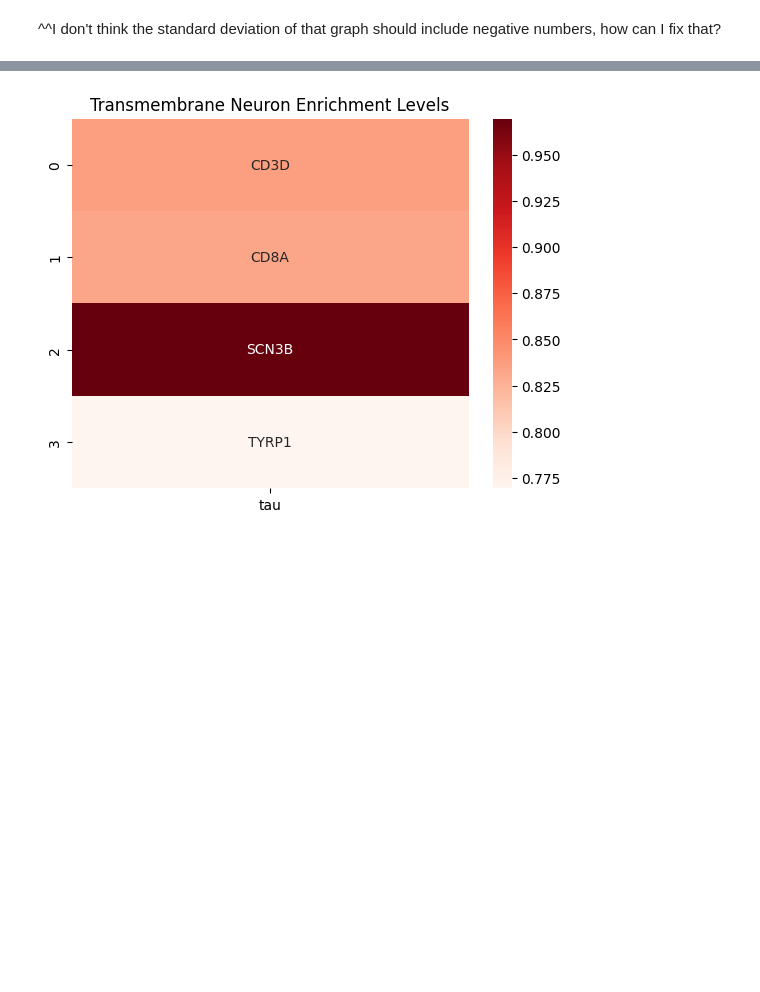
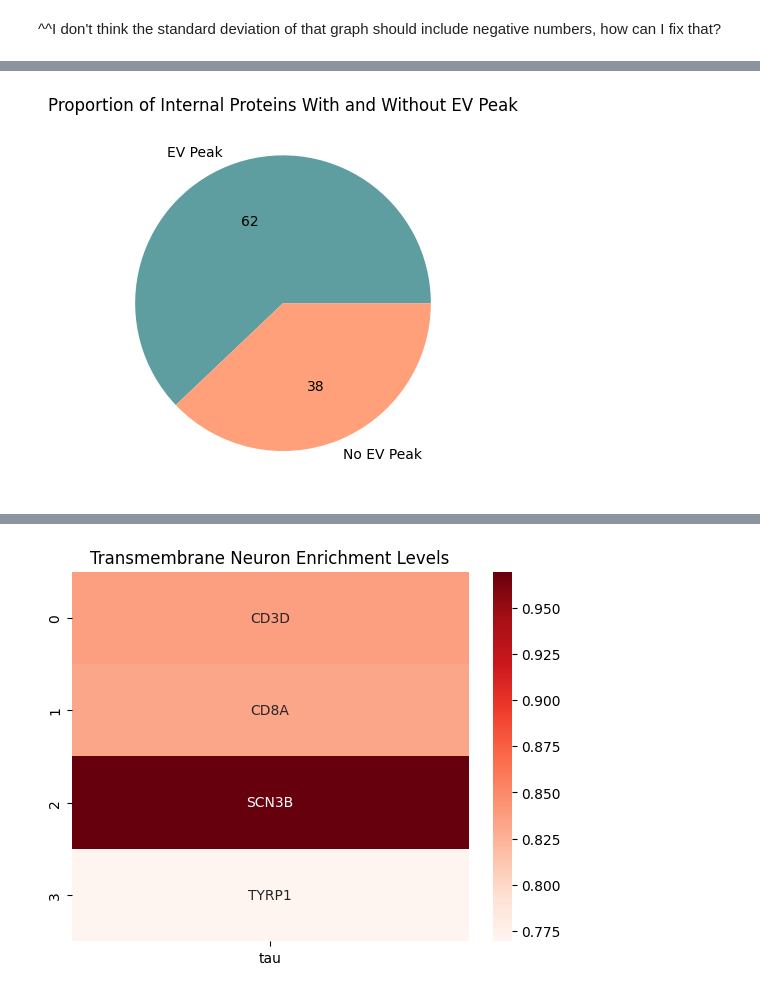
Before and after one commit to Walt-Lab/bdev_mass_spec, a Jupyter notebook: olink_analysis_final.ipynb, the cells around one changed output, grey strips where cells are left out. Cells and saved outputs as stored; diff of their text form; code cells hidden in the pictures; blank space fills up the shorter version.

```diff
--- a/olink_analysis_final.ipynb
+++ b/olink_analysis_final.ipynb
@@ -1115,14 +1038,16 @@ plt.show()
 # %%
 int_fract = (set(values) & set(internal_assays))
 int_no_fract = set(values) - set(internal_assays)
 
 int_values = [len(int_fract), len(int_no_fract)]
 labels = ["EV Peak", "No EV Peak"]
-colors = ["c", "m"]
+colors = ["cadetblue", "lightsalmon"]
 
-plt.pie(int_values, labels = labels, autopct = '%.2f', colors = colors)
+plt.pie(int_values, labels = labels, autopct = '%.0f', colors = colors)
 plt.title("Proportion of Internal Proteins With and Without EV Peak")
 plt.show()
+# %% [output]
+[figure, added]
 # %%
 ext_fract = (set(values) & set(external_assays))
 ext_no_fract = set(values) - set(external_assays)
```
Also changed, not shown: parts of 15 cells of this notebook, 7 other files.
